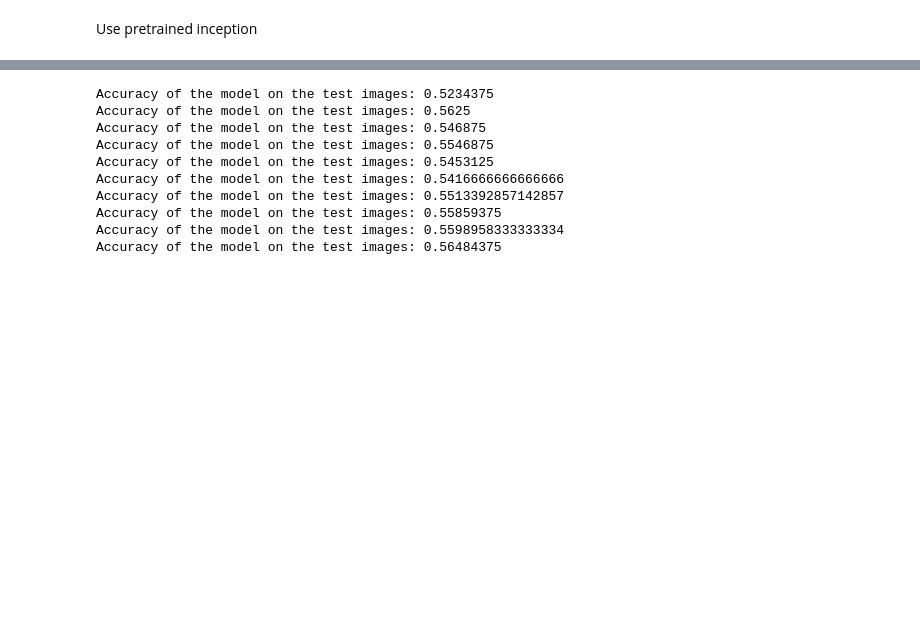
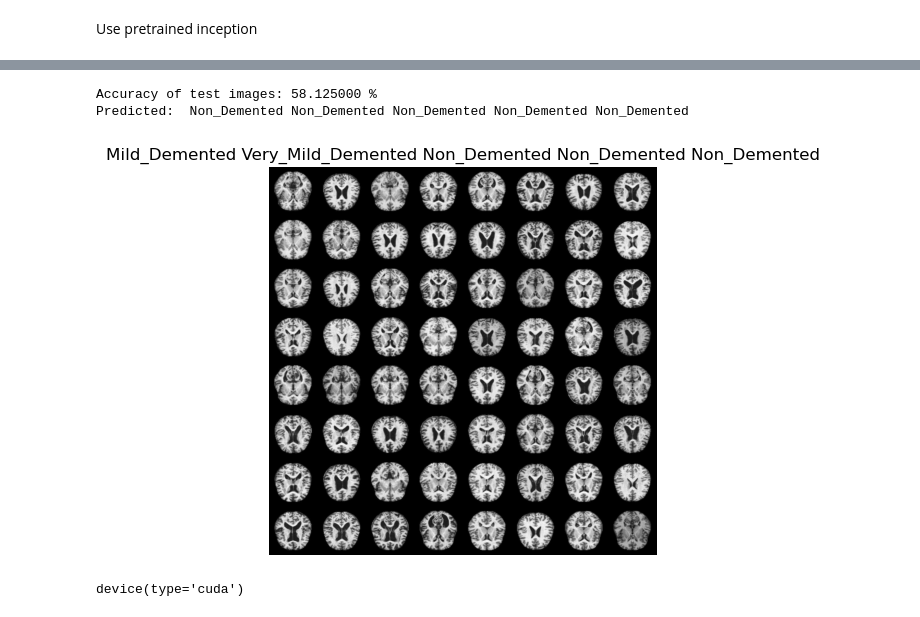
Before and after one commit to benjaminchong99/deepLearning_AlzheimerDetection, a Jupyter notebook: inceptionv3.ipynb, the cells around one changed output, grey strips where cells are left out. Cells and saved outputs as stored; diff of their text form; code cells hidden in the pictures; blank space fills up the shorter version.

Commit message:
inception model runs

```diff
--- a/inceptionv3.ipynb
+++ b/inceptionv3.ipynb
@@ -41,4 +41,6 @@ if not torch.backends.mps.is_available():
 else:
     device = torch.device("mps")
     print(device)
+
+device = torch.device("cuda" if torch.cuda.is_available() else "cpu")
 # %% [output]
@@ -137,33 +129,41 @@ Epoch [5/5], lter [40/40] Loss: 0.9848598837852478, Cumulative Accuracy: 0.54257
-# %%
-model.eval()
-
-# model.load_state_dict(torch.load('inception_model.pth'))
-epoch_loss = 0.0
-correct = 0
-total = 0
-
-for images, labels in test_loader:
-    images = images.to(device)
-    labels = labels.to(device)
-
-    with torch.no_grad():
-        outputs = model(images)
-        _, predicted = torch.max(outputs.data, 1)
-
-    total += labels.size(0)
-    correct += (predicted == labels).sum().item()
-    epoch_loss += loss(outputs, labels).item()
-    accuracy = correct / total
-    print(f"Accuracy of the model on the test images: {accuracy}")
-# print("Accuracy of the model on the test images: %d %%" % accuracy)
-# %% [output]
-Accuracy of the model on the test images: 0.5234375
-Accuracy of the model on the test images: 0.5625
-Accuracy of the model on the test images: 0.546875
-Accuracy of the model on the test images: 0.5546875
-Accuracy of the model on the test images: 0.5453125
-Accuracy of the model on the test images: 0.5416666666666666
-Accuracy of the model on the test images: 0.5513392857142857
-Accuracy of the model on the test images: 0.55859375
-Accuracy of the model on the test images: 0.5598958333333334
-Accuracy of the model on the test images: 0.56484375
+# %%
+import ad_labels
+# model = torch.load('inceptionv3v3.pt')
+
+model.eval()
+
+correct = 0
+total = 0
+
+for images, labels in test_loader:
+    images = images.to(device)
+    outputs = model(images)
+
+    _, predicted = torch.max(outputs.data, 1)
+
+    total += labels.size(0)
+    correct += (predicted == labels.to(device)).sum()
+
+print("Accuracy of test images: %f %%" % (100 * float(correct) / total))
+
+classes = ad_labels.LABELS_LIST
+
+test_iterator = iter(test_loader)
+images, labels = next(test_iterator)
+
+outputs = model(images.to(device))
+
+_, predicted = torch.max(outputs.data, 1)
+
+print("Predicted: ", " ".join("%5s" % classes[predicted[j]] for j in range(5)))
+
+title = " ".join("%5s" % classes[labels[j]] for j in range(5))
+imshow(torchvision.utils.make_grid(images, normalize=True), title)
+# %% [output]
+Accuracy of test images: 58.125000 %
+Predicted:  Non_Demented Non_Demented Non_Demented Non_Demented Non_Demented
+[figure, added]
+# %%
+device
+# %% [output]
+device(type='cuda')
```
Also changed, not shown: parts of 5 cells of this notebook, 6 other files.
